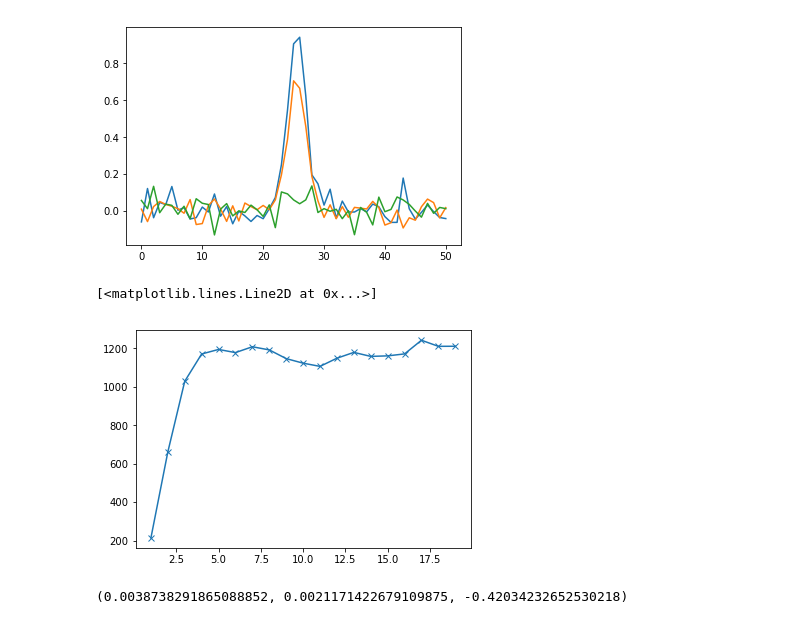
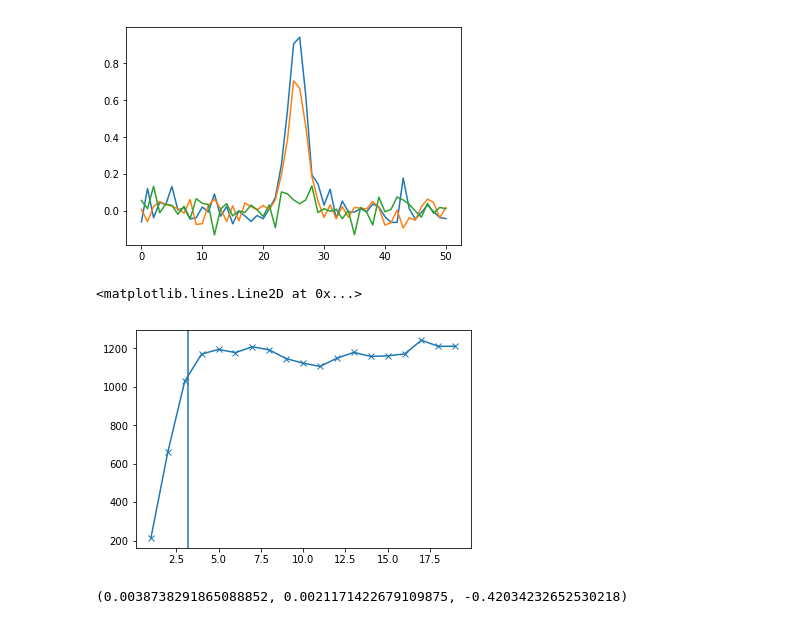
Before and after one commit to fbianchini/StacktSZ, a Jupyter notebook: plots_stack.ipynb, the cells around one changed output. Cells and saved outputs as stored; diff of their text form; code cells hidden in the pictures.

```diff
--- a/plots_stack.ipynb
+++ b/plots_stack.ipynb
@@ -653,28 +653,29 @@ plt.plot((myf(y,x)+noise-np.mean(noise))[22,:])
 # %%
 ap = [214.075481931,
 660.904988112,
 1028.28400199,
 1170.21422911,
 1193.8014571,
 1177.42627346,
 1207.80845415,
 1191.39370903,
 1146.2151797,
 1122.47636564,
 1105.79820232,
 1148.20345292,
 1178.50935665,
 1157.72858365,
 1160.40885181,
 1170.62274084,
 1241.6456938,
 1209.99910506,
 1210.43858576]
 
 plt.plot(np.arange(1,len(ap)+1), ap, '-x')
+plt.axvline(3.2)
 # %% [output]
-[<matplotlib.lines.Line2D at 0x...>]
+<matplotlib.lines.Line2D at 0x...>
-[figure, old version]
+[figure, new version]
 # %%
 nsim = 10000
 flux = np.zeros(nsim)
```
Also changed, not shown: parts of 4 cells of this notebook, 5 other files.
